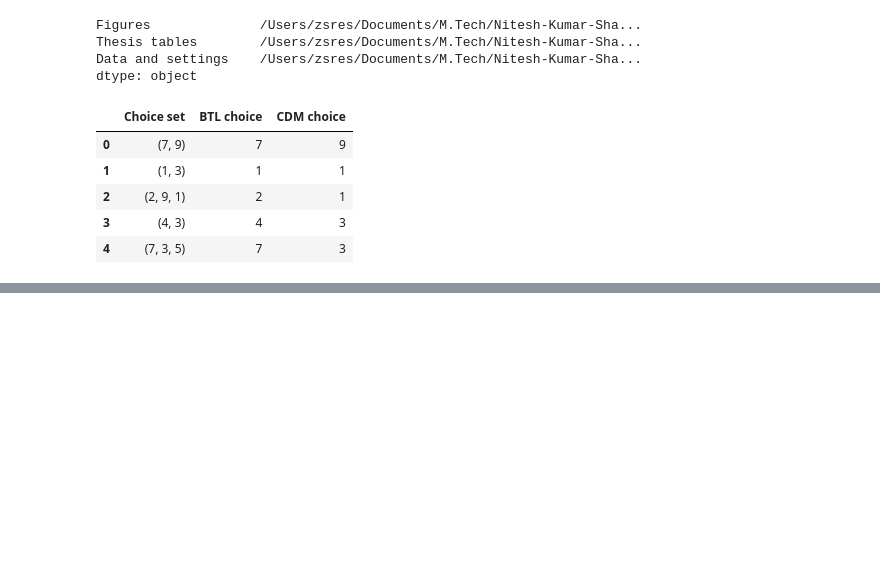
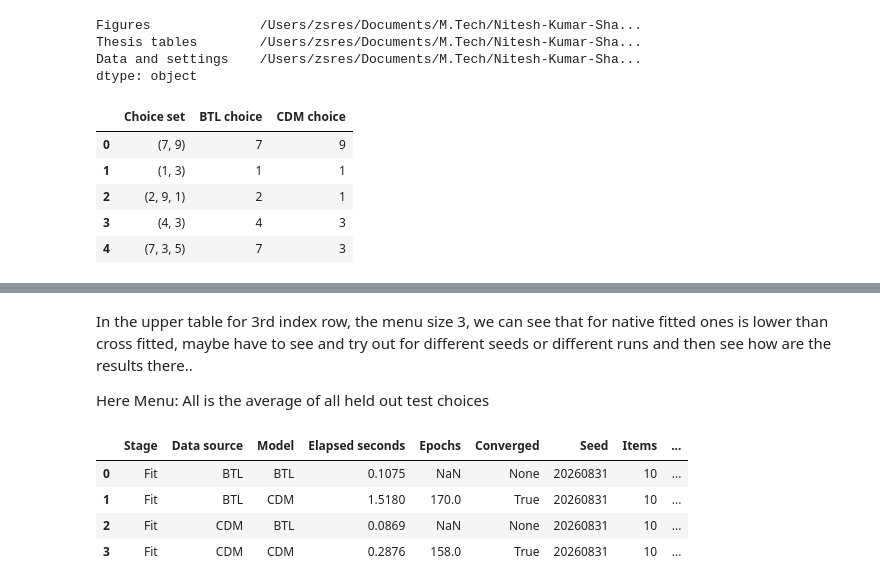
Before and after one commit to rbhdsks/Learning-from-Comparison-Data-Master-Thesis-Project-, a Jupyter notebook: notebooks/experiments/Context_Dependent_Model/04-Unifiednotebook.ipynb, the cells around one changed output, grey strips where cells are left out. Drawn from its saved outputs; the diff is of its cells as text; code cells hidden in the pictures; blank space fills up the shorter version.

```diff
--- a/notebooks/experiments/Context_Dependent_Model/04-Unifiednotebook.ipynb
+++ b/notebooks/experiments/Context_Dependent_Model/04-Unifiednotebook.ipynb
@@ -252,0 +615,37 @@ pd.DataFrame({
+# %% [markdown]
+In the upper table for 3rd index row, the menu size 3, we can see that for native fitted ones is lower than cross fitted, maybe have to see and try out for different seeds or different runs and then see how are the results there..
+
+Here Menu: All is the average of all held out test choices
+# %%
+# Record the fitting times already measured for all four experiments.
+runtime_log = fit_summary.rename(
+    columns={
+        "Data": "Data source",
+        "Fit": "Model",
+        "Seconds": "Elapsed seconds",
+    }
+).copy()
+
+runtime_log.insert(0, "Stage", "Fit")
+runtime_log["Seed"] = SEED
+runtime_log["Items"] = N_ITEMS
+runtime_log["Training choices"] = len(split_indices["train"])
+runtime_log["Free parameters"] = runtime_log["Model"].map({
+    "BTL": N_ITEMS - 1,
+    "CDM": N_ITEMS * (N_ITEMS - 1) - 1,
+})
+runtime_log["Device"] = runtime_log["Model"].map({
+    "BTL": "CPU (Choix)",
+    "CDM": str(DEVICE),
+})
+
+LOG_DIR.mkdir(parents=True, exist_ok=True)
+runtime_log.to_csv(LOG_DIR / "04_runtime_log.csv", index=False)
+
+display(runtime_log.round(4))
+# %% [output]
+|  | Stage | Data source | Model | Elapsed seconds | Epochs | Converged | Seed | Items | ... |
+| 0 | Fit | BTL | BTL | 0.1075 | NaN | None | 20260831 | 10 | ... |
+| 1 | Fit | BTL | CDM | 1.5180 | 170.0 | True | 20260831 | 10 | ... |
+| 2 | Fit | CDM | BTL | 0.0869 | NaN | None | 20260831 | 10 | ... |
+| 3 | Fit | CDM | CDM | 0.2876 | 158.0 | True | 20260831 | 10 | ... |
```
Also changed, not shown: parts of 10 cells of this notebook.
